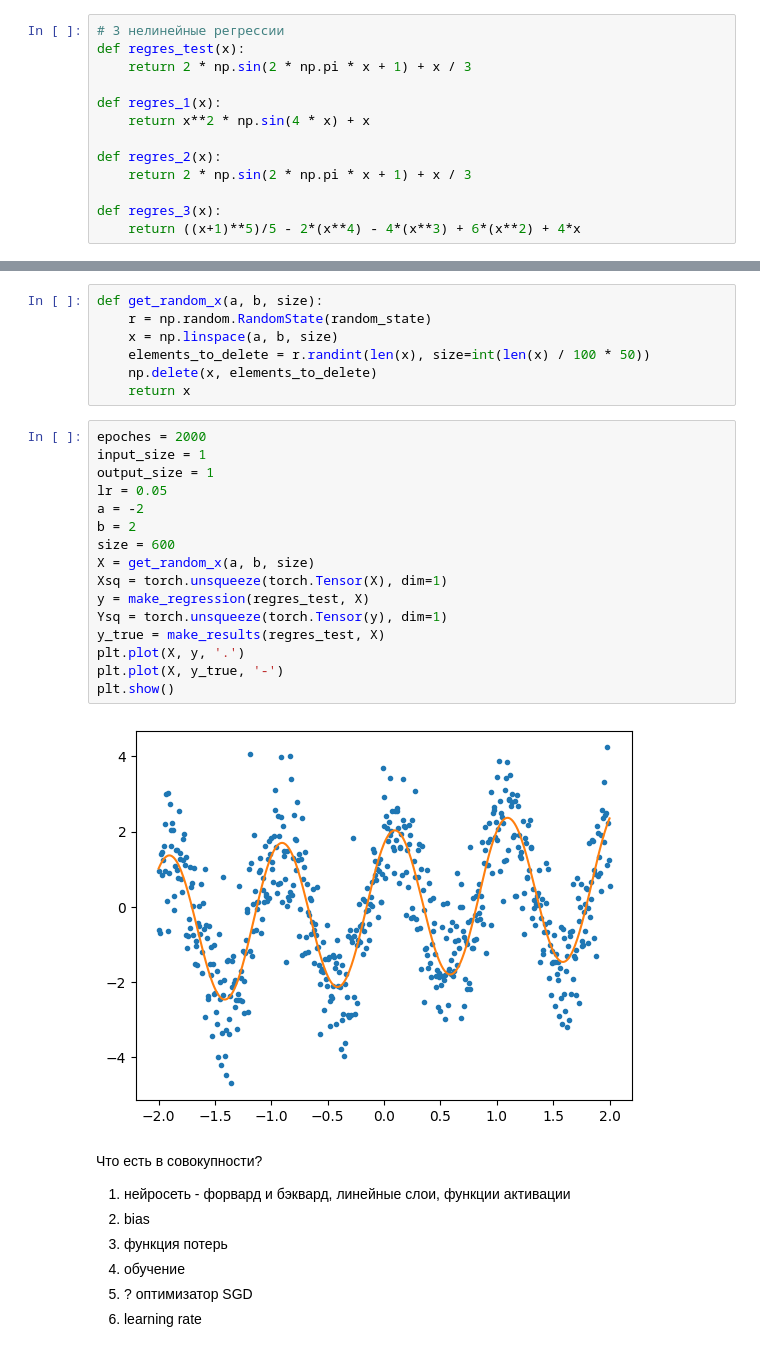
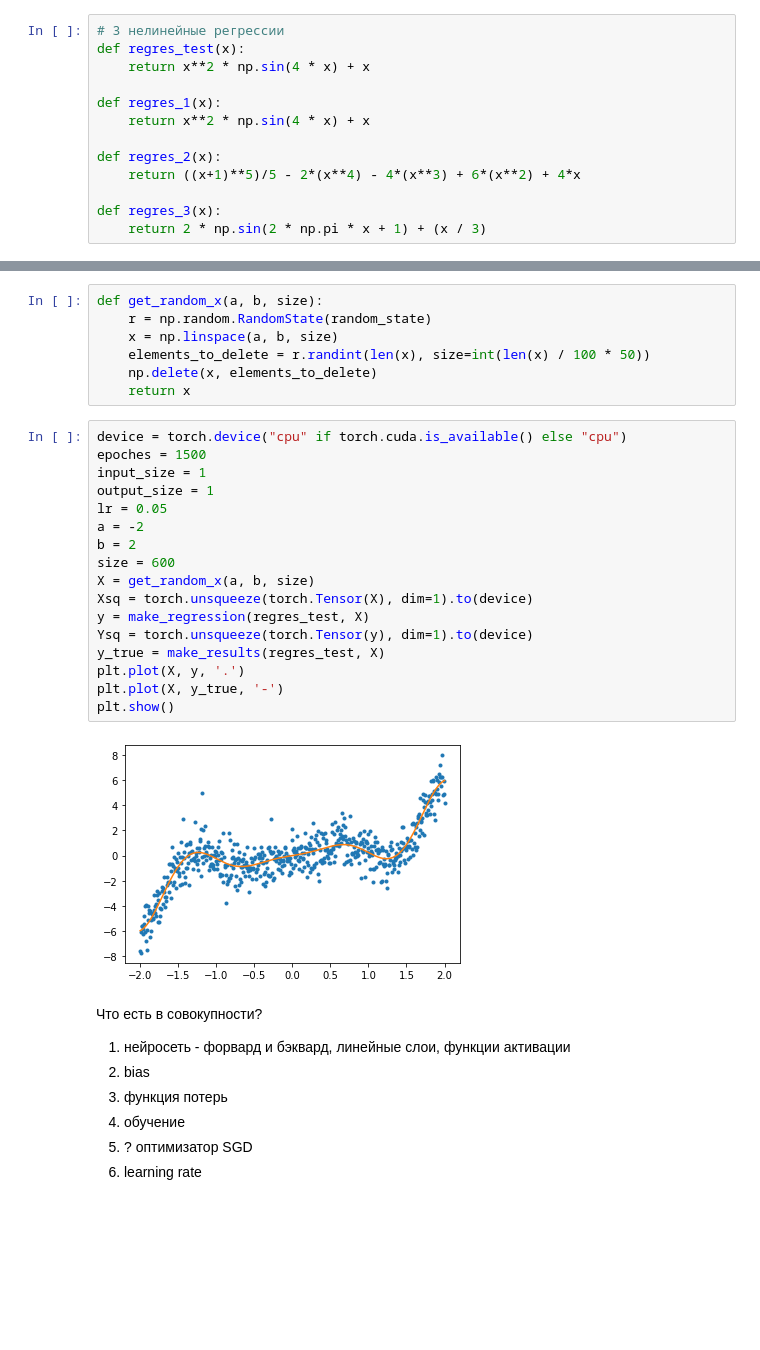
Before and after one commit to Rebxxt/ml-learn, a Jupyter notebook: lab1.ipynb, the cells around one changed output, grey strips where cells are left out. Drawn from its saved outputs; the diff is of its cells as text; blank space fills up the shorter version.

```diff
--- a/lab1.ipynb
+++ b/lab1.ipynb
@@ -20,13 +20,13 @@ from torch.utils.data import TensorDataset, DataLoader
 # %%
 # 3 нелинейные регрессии
 def regres_test(x):
-    return 2 * np.sin(2 * np.pi * x + 1) + x / 3
+    return x**2 * np.sin(4 * x) + x
 
 def regres_1(x):
     return x**2 * np.sin(4 * x) + x
 
 def regres_2(x):
-    return 2 * np.sin(2 * np.pi * x + 1) + x / 3
+    return ((x+1)**5)/5 - 2*(x**4) - 4*(x**3) + 6*(x**2) + 4*x
 
 def regres_3(x):
-    return ((x+1)**5)/5 - 2*(x**4) - 4*(x**3) + 6*(x**2) + 4*x
+    return 2 * np.sin(2 * np.pi * x + 1) + (x / 3)
@@ -47,23 +51,24 @@ def get_random_x(a, b, size):
     np.delete(x, elements_to_delete)
     return x
 # %%
-epoches = 2000
+device = torch.device("cpu" if torch.cuda.is_available() else "cpu")
+epoches = 1500
 input_size = 1
 output_size = 1
 lr = 0.05
 a = -2
 b = 2
 size = 600
 X = get_random_x(a, b, size)
-Xsq = torch.unsqueeze(torch.Tensor(X), dim=1)
+Xsq = torch.unsqueeze(torch.Tensor(X), dim=1).to(device)
 y = make_regression(regres_test, X)
-Ysq = torch.unsqueeze(torch.Tensor(y), dim=1)
+Ysq = torch.unsqueeze(torch.Tensor(y), dim=1).to(device)
 y_true = make_results(regres_test, X)
 plt.plot(X, y, '.')
 plt.plot(X, y_true, '-')
 plt.show()
 # %% [output]
-[figure, old version]
+[figure, new version]
 # %% [markdown]
 Что есть в совокупности?
 1. нейросеть - форвард и бэквард, линейные слои, функции активации
```
Also changed, not shown: parts of 14 cells of this notebook, 6 other files.
